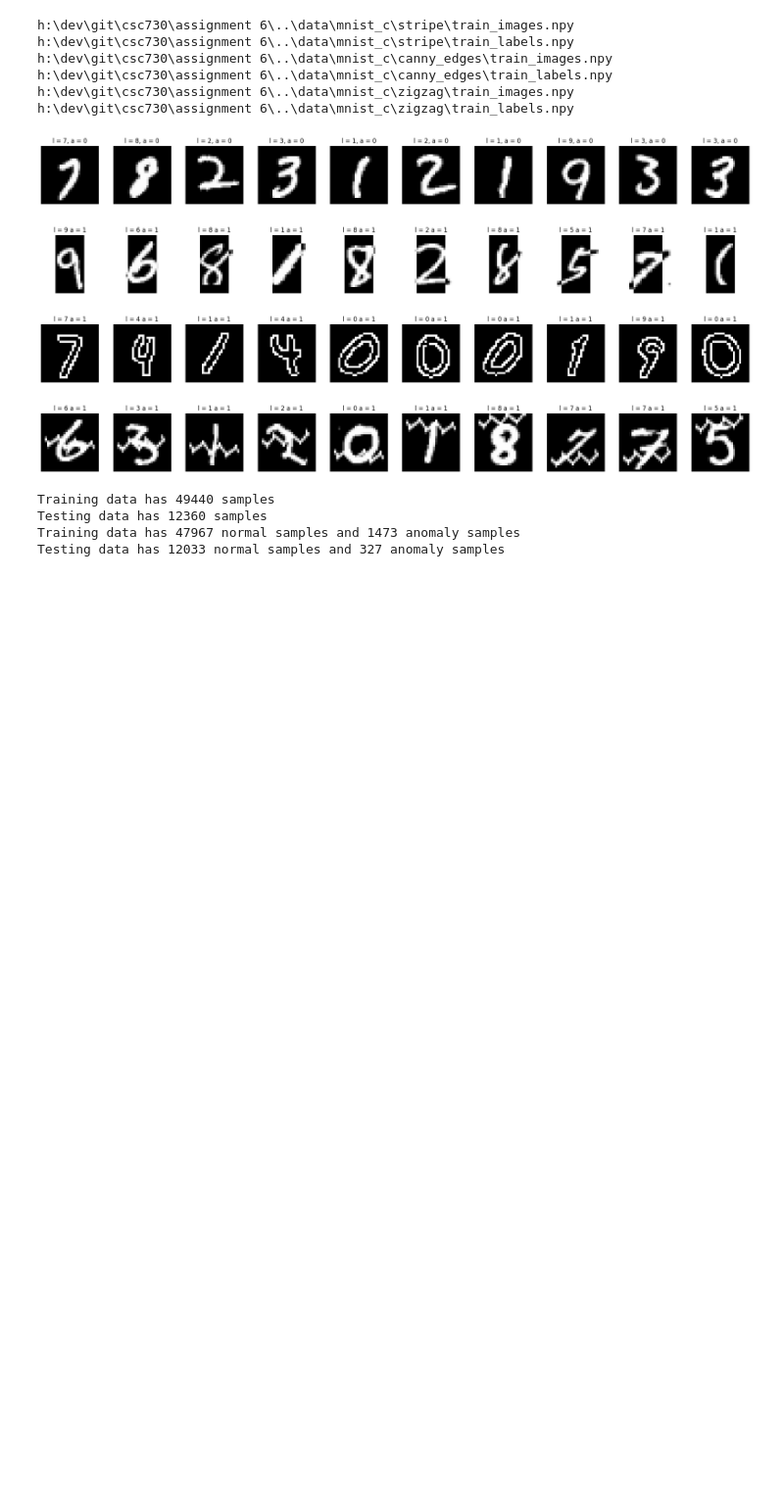
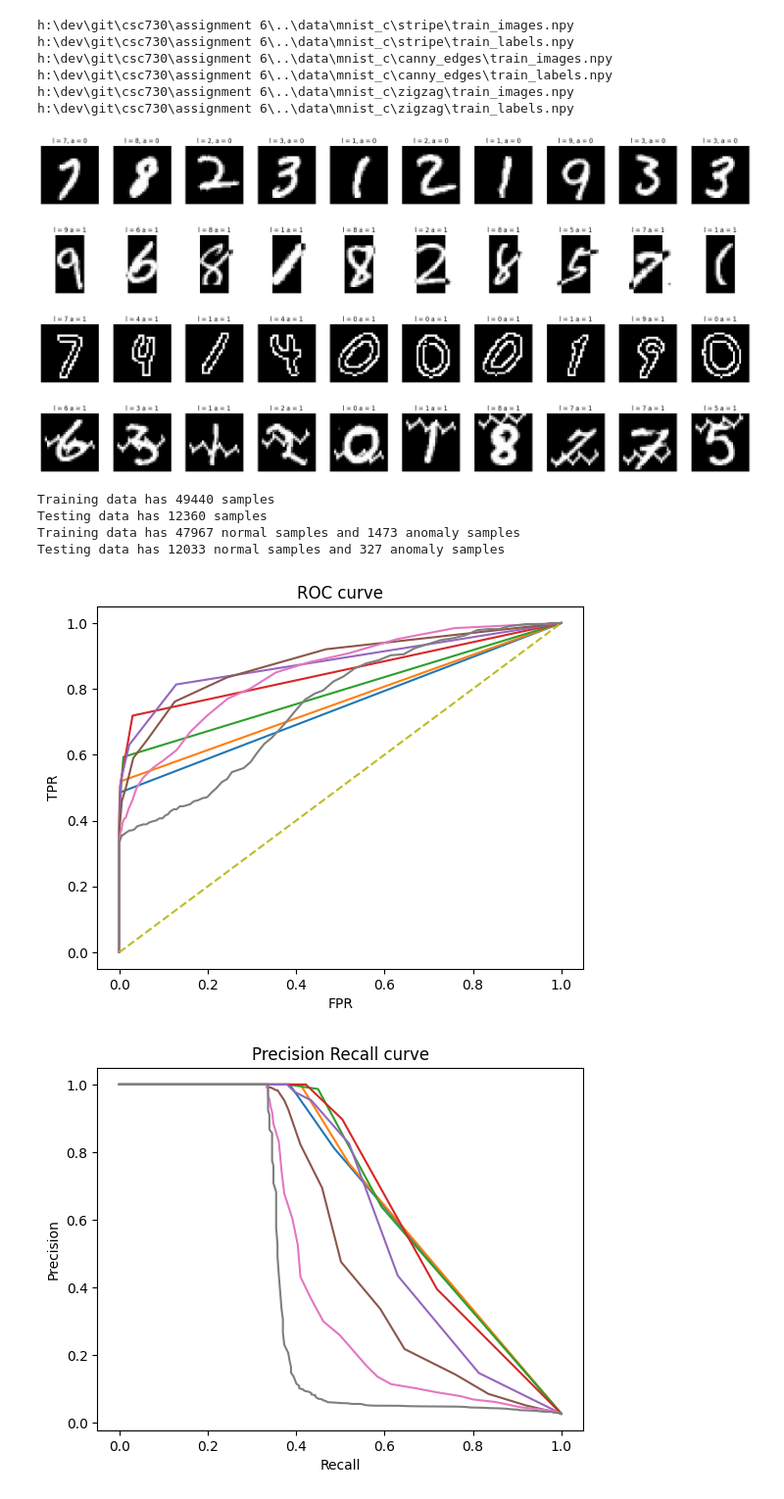
Before and after one commit to krisrjensen/csc730, a Jupyter notebook: assignment 6/csc730_assignment_6_KJ.ipynb, the cells around one changed output. Shown at 98% size. Drawn from its saved outputs; the diff is of its cells as text; code cells hidden in the pictures; blank space fills up the shorter version.

```diff
--- a/assignment 6/csc730_assignment_6_KJ.ipynb
+++ b/assignment 6/csc730_assignment_6_KJ.ipynb
@@ -199,8 +200,8 @@ print(f'Testing data has {y_test[y_test == 0].shape[0]} normal samples' + f' and
 for knnc_test in knnc_test_scenarios:
     knnc = KNeighborsClassifier(n_neighbors=knnc_test)
     knnc.fit(X_train, y_train)
-    #y_test_pred = knnc.predict(X_test)
-    knnc_proba.append( knnc.predict_proba(X_test)[:,1])
+    knnc_pred_y.append(knnc.predict(X_test))
+    knnc_proba.append( knnc.predict_proba(X_test))
     #knnc_proba.append(roc_auc_score(y_test, y_test_prob))
 
 #knnc = KNeighborsClassifier(n_neighbors=100)
@@ -214,33 +215,35 @@ for knnc_test in knnc_test_scenarios:
 
 #roc_auc_score(y_test, y_test_prob)
 
 #plot the ROC curve using sklearn
 
 for test_index, knnc_test in enumerate(knnc_test_scenarios):
     fpr, tpr, thresholds = roc_curve(y_test, knnc_proba[test_index])
     plt.plot(fpr, tpr, label=f'k = {knnc_test}')
 
 plt.xlabel('FPR')
 plt.ylabel('TPR')
 plt.title('ROC curve')
     #add a random classifier line to the plot, slope = 1, intercept = 0
 plt.plot([0,1],[0,1], linestyle='--', label='Random classifier')
 plt.show()
 
 
 #generate precision and recall curve
 for test_index, knnc_test in enumerate(knnc_test_scenarios):
     precision, recall, thresholds = precision_recall_curve(y_test, knnc_proba[test_index])
     plt.plot(recall, precision, label=f'k = {knnc_test}')
 plt.xlabel('Recall')
 plt.ylabel('Precision')
 plt.title('Precision Recall curve')
 plt.show()
 # %% [output]
 Training data has 49440 samples
 Testing data has 12360 samples
 Training data has 47967 normal samples and 1473 anomaly samples
 Testing data has 12033 normal samples and 327 anomaly samples
+[figure, added]
+[figure, added]
 # %%
 #generate roc curve from scratch
 #generate the thresholds
```
Also changed, not shown: parts of 3 cells of this notebook, 2 other files.
